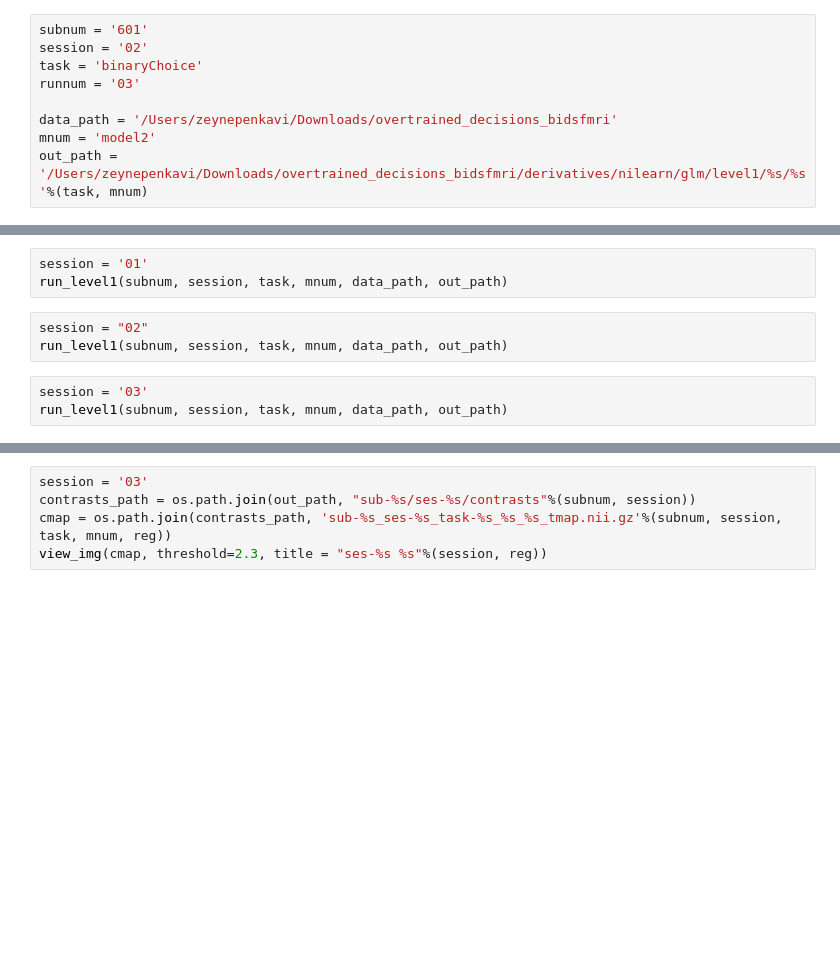
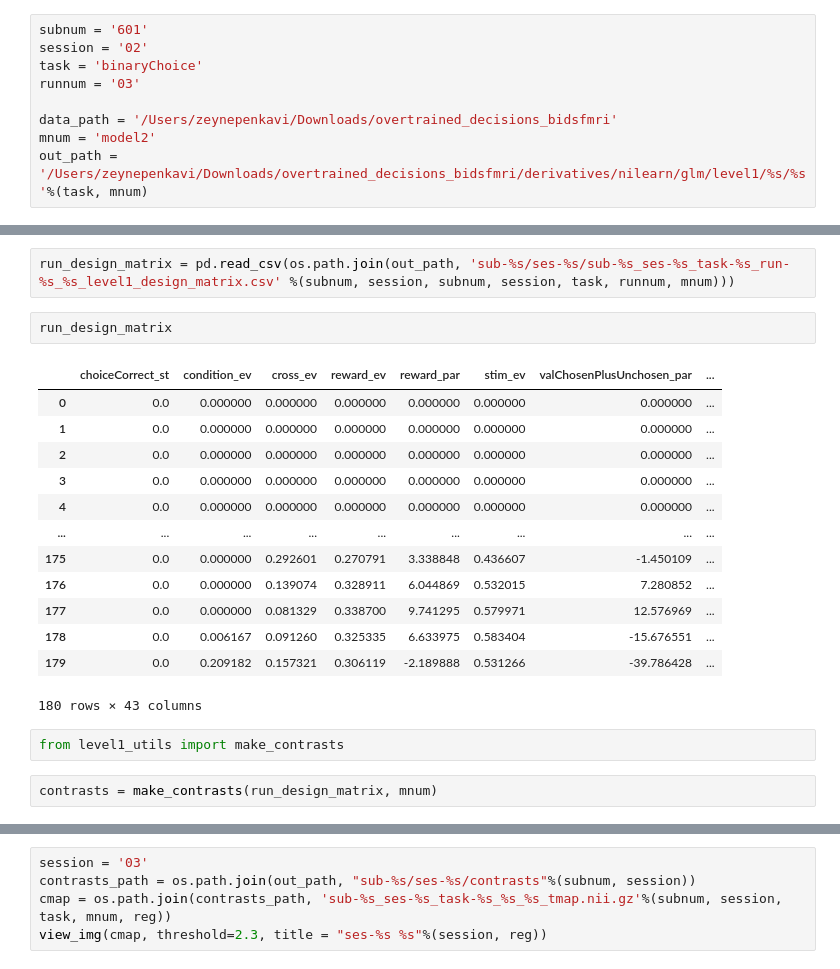
Before and after one commit to zenkavi/NovelVsRepeated, a Jupyter notebook: fmri/sandbox.ipynb, the cells around one changed output, grey strips where cells are left out. Drawn from its saved outputs; the diff is of its cells as text; blank space fills up the shorter version.

```diff
--- a/fmri/sandbox.ipynb
+++ b/fmri/sandbox.ipynb
@@ -26,9 +24,0 @@ from level1_utils import run_level1
-# %%
-session = '01'
-run_level1(subnum, session, task, mnum, data_path, out_path)
-# %%
-session = "02"
-run_level1(subnum, session, task, mnum, data_path, out_path)
-# %%
-session = '03'
-run_level1(subnum, session, task, mnum, data_path, out_path)
@@ -34,0 +44,22 @@ run_level1(subnum, session, task, mnum, data_path, out_path)
+# %%
+run_design_matrix = pd.read_csv(os.path.join(out_path, 'sub-%s/ses-%s/sub-%s_ses-%s_task-%s_run-%s_%s_level1_design_matrix.csv' %(subnum, session, subnum, session, task, runnum, mnum)))
+# %%
+run_design_matrix
+# %% [output]
+|  | choiceCorrect_st | condition_ev | cross_ev | reward_ev | reward_par | stim_ev | valChosenPlusUnchosen_par | ... |
+| 0 | 0.0 | 0.000000 | 0.000000 | 0.000000 | 0.000000 | 0.000000 | 0.000000 | ... |
+| 1 | 0.0 | 0.000000 | 0.000000 | 0.000000 | 0.000000 | 0.000000 | 0.000000 | ... |
+| 2 | 0.0 | 0.000000 | 0.000000 | 0.000000 | 0.000000 | 0.000000 | 0.000000 | ... |
+| 3 | 0.0 | 0.000000 | 0.000000 | 0.000000 | 0.000000 | 0.000000 | 0.000000 | ... |
+| 4 | 0.0 | 0.000000 | 0.000000 | 0.000000 | 0.000000 | 0.000000 | 0.000000 | ... |
+| ... | ... | ... | ... | ... | ... | ... | ... | ... |
+| 175 | 0.0 | 0.000000 | 0.292601 | 0.270791 | 3.338848 | 0.436607 | -1.450109 | ... |
+| 176 | 0.0 | 0.000000 | 0.139074 | 0.328911 | 6.044869 | 0.532015 | 7.280852 | ... |
+| 177 | 0.0 | 0.000000 | 0.081329 | 0.338700 | 9.741295 | 0.579971 | 12.576969 | ... |
+| 178 | 0.0 | 0.006167 | 0.091260 | 0.325335 | 6.633975 | 0.583404 | -15.676551 | ... |
+| 179 | 0.0 | 0.209182 | 0.157321 | 0.306119 | -2.189888 | 0.531266 | -39.786428 | ... |
+180 rows × 43 columns
+# %%
+from level1_utils import make_contrasts
+# %%
+contrasts = make_contrasts(run_design_matrix, mnum)
```
Also changed, not shown: parts of 22 cells of this notebook, 1 other file.
